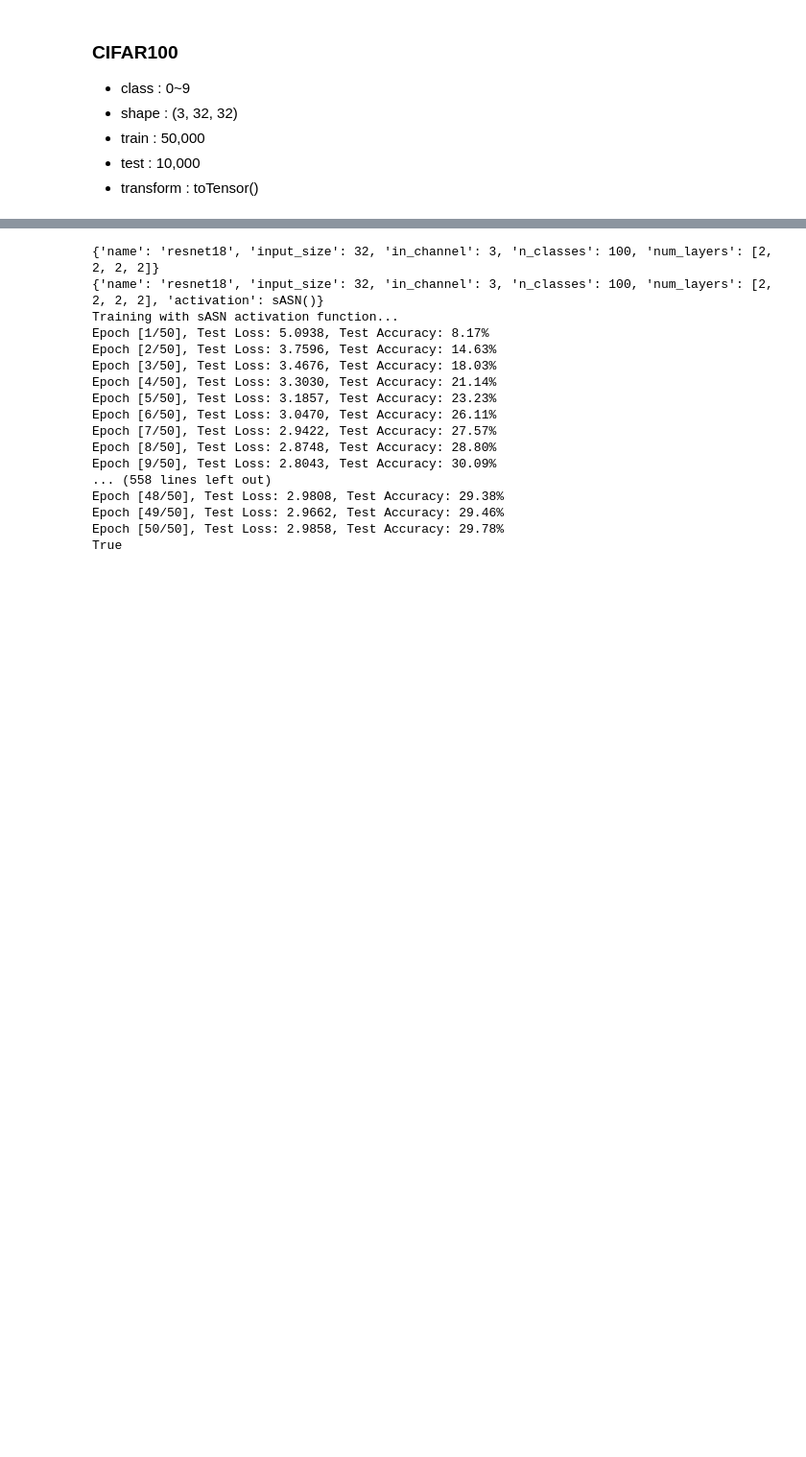
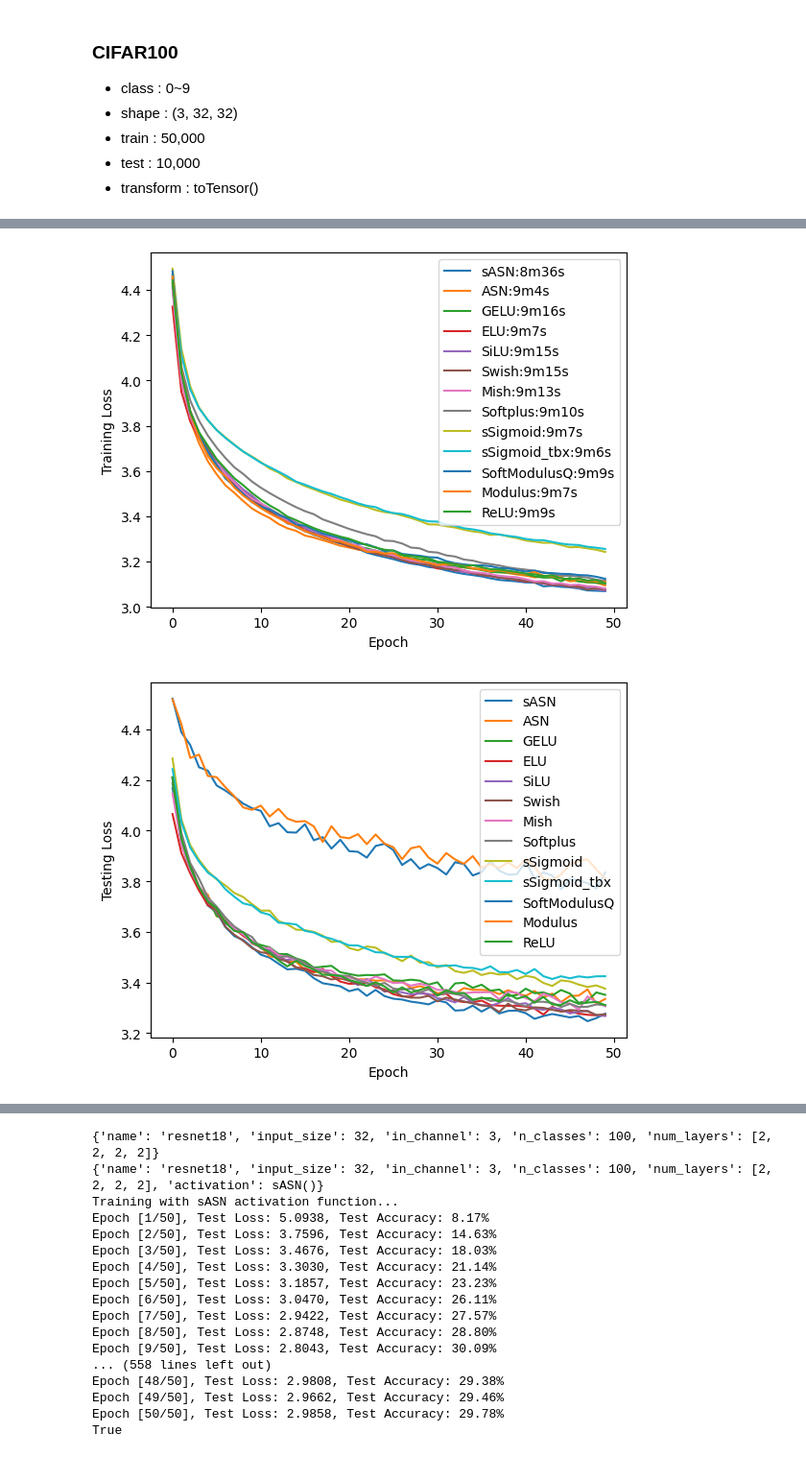
Before and after one commit to yeeca0101/experiments, a Jupyter notebook: dev_lab.ipynb, the cells around one changed output, grey strips where cells are left out. Shown at 96% size. Cells and saved outputs as stored; diff of their text form; code cells hidden in the pictures; blank space fills up the shorter version.

```diff
--- a/dev_lab.ipynb
+++ b/dev_lab.ipynb
@@ -274,3 +296,24 @@ test_dataset = CIFAR100(train=False,transform=transform_test)
 
 train_loader = DataLoader(dataset=train_dataset, batch_size=512, shuffle=True,num_workers=2)
 test_loader = DataLoader(dataset=test_dataset, batch_size=512, shuffle=False,num_workers=2)
+# %%
+# model : BasicMLP
+model_kwargs = {
+    'input_size': 3*32*32,
+    'hidden_size': 76,
+    'num_classes': 100
+}
+
+model_card = ModelCard(BasicMLP,**model_kwargs)
+trainer = Trainer(model_card=model_card,
+                  data_loader=train_loader,
+                  test_loader=test_loader,
+                  criterion=criterion,
+                  optimizer=optimizer,
+                  optimizer_kwargs= optimizer_kwargs,
+                  device=device)
+
+trainer.run_pipline(acts,
+                    num_epochs=num_epochs,
+                    experiments_dir=os.path.join(experiments_dir+'/cifar100',model_card.name))
+# %% [output]
@@ -276,0 +337,2 @@ test_loader = DataLoader(dataset=test_dataset, batch_size=512, shuffle=False,num
+[figure, added]
+[figure, added]
```
Also changed, not shown: parts of 8 cells of this notebook, 3 other files.
